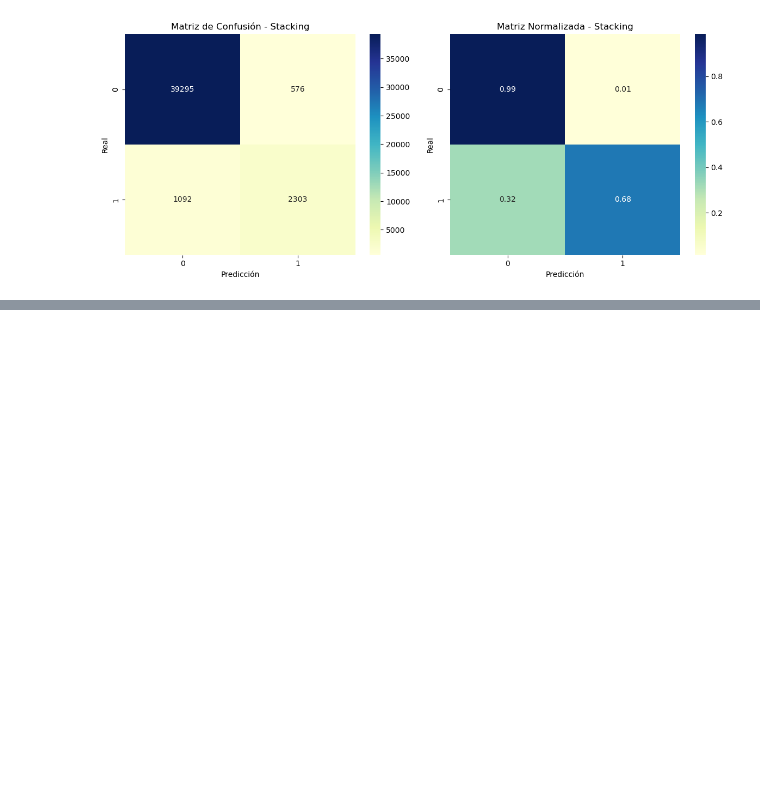
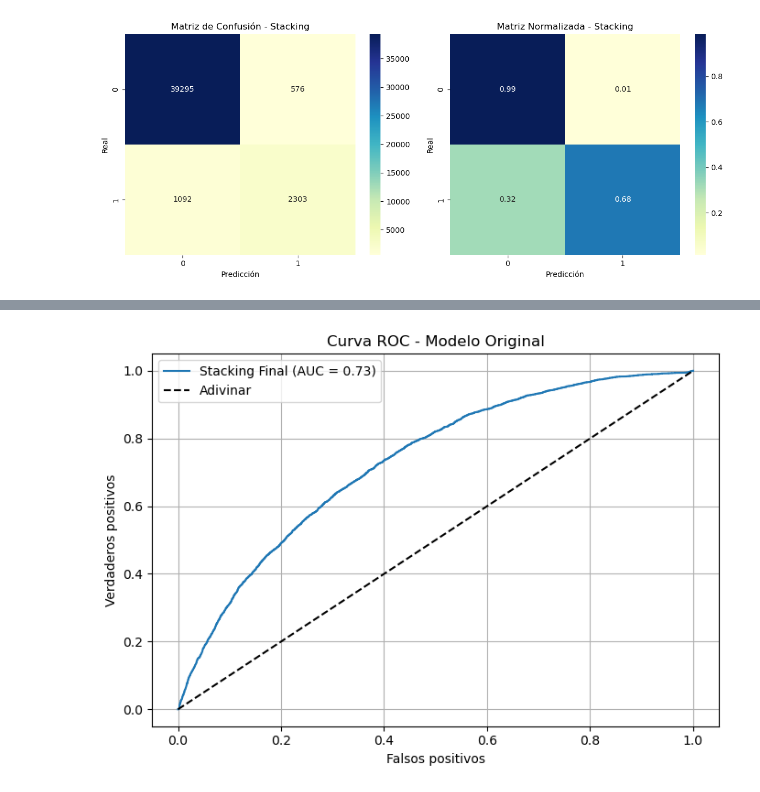
Before and after one commit to Darhudda/Machine_learning, a Jupyter notebook: _sources/Modelo_original.ipynb, the cells around one changed output, grey strips where cells are left out. Cells and saved outputs as stored; diff of their text form; code cells hidden in the pictures; blank space fills up the shorter version.

```diff
--- a/_sources/Modelo_original.ipynb
+++ b/_sources/Modelo_original.ipynb
@@ -172,0 +744,93 @@ AUC final sobre test (Stacking): 0.9370
+# %%
+from sklearn.ensemble import StackingClassifier
+from sklearn.linear_model import LogisticRegression
+from sklearn.pipeline import Pipeline
+from sklearn.preprocessing import StandardScaler
+from sklearn.neighbors import KNeighborsClassifier
+from sklearn.linear_model import SGDClassifier
+from xgboost import XGBClassifier
+from sklearn.metrics import classification_report, roc_auc_score, roc_curve
+import matplotlib.pyplot as plt
+import time
+import joblib
+
+# === Definir modelos base ===
+knn_model = Pipeline([
+    ('scaler', StandardScaler()),
+    ('knn', KNeighborsClassifier(n_neighbors=9))
+])
+
+sgd_model = Pipeline([
+    ('scaler', StandardScaler()),
+    ('sgd', SGDClassifier(loss='hinge', alpha=0.001, max_iter=1000, random_state=42))
+])
+
+xgb_model = XGBClassifier(
+    n_estimators=300,
+    max_depth=7,
+    learning_rate=0.2,
+    subsample=0.8,
+    colsample_bytree=0.8,
+    tree_method='hist',
+    eval_metric='logloss',
+    use_label_encoder=False,
+    random_state=42,
+    n_jobs=-1
+)
+
+# === Meta-modelo ===
+meta_model = LogisticRegression(
+    penalty='l2',
+    solver='liblinear',
+    C=0.1,
+    class_weight='balanced',
+    max_iter=1000,
+    random_state=42
+)
+
+# === Definir stacking ===
+stacking_model = StackingClassifier(
+    estimators=[
+        ('knn', knn_model),
+        ('sgd', sgd_model),
+        ('xgb', xgb_model)
+    ],
+    final_estimator=meta_model,
+    passthrough=True,
+    cv=5,
+    n_jobs=-1
+)
+
+# === Entrenamiento ===
+start_time = time.time()
+stacking_model.fit(X_train_bal, y_train_bal)
+end_time = time.time()
+
+print(f"\nTiempo total entrenamiento Stacking Final: {end_time - start_time:.2f} segundos")
+
+# === Evaluación ===
+y_pred = stacking_model.predict(X_test)
+y_proba = stacking_model.predict_proba(X_test)[:, 1]
+
+print("\n=== Classification Report - Modelo Original ===")
+print(classification_report(y_test, y_pred))
+
+auc = roc_auc_score(y_test, y_proba)
+print(f"\nAUC final sobre test: {auc:.4f}")
+
+# === Guardar modelo ===
+joblib.dump(stacking_model, "modelo_original_stacking.pkl")
+
+# === Curva ROC ===
+fpr, tpr, _ = roc_curve(y_test, y_proba)
+plt.figure(figsize=(7,5))
+plt.plot(fpr, tpr, label=f'Stacking Final (AUC = {auc:.2f})')
+plt.plot([0,1], [0,1], 'k--', label='Adivinar')
+plt.xlabel("Falsos positivos")
+plt.ylabel("Verdaderos positivos")
+plt.title("Curva ROC - Modelo Original")
+plt.legend()
+plt.grid(True)
+plt.tight_layout()
+plt.show()
+# %% [output]
@@ -172,0 +851 @@ AUC final sobre test (Stacking): 0.9370
+[figure, added]
```
Also changed, not shown: parts of 20 cells of this notebook, 10 other files.
